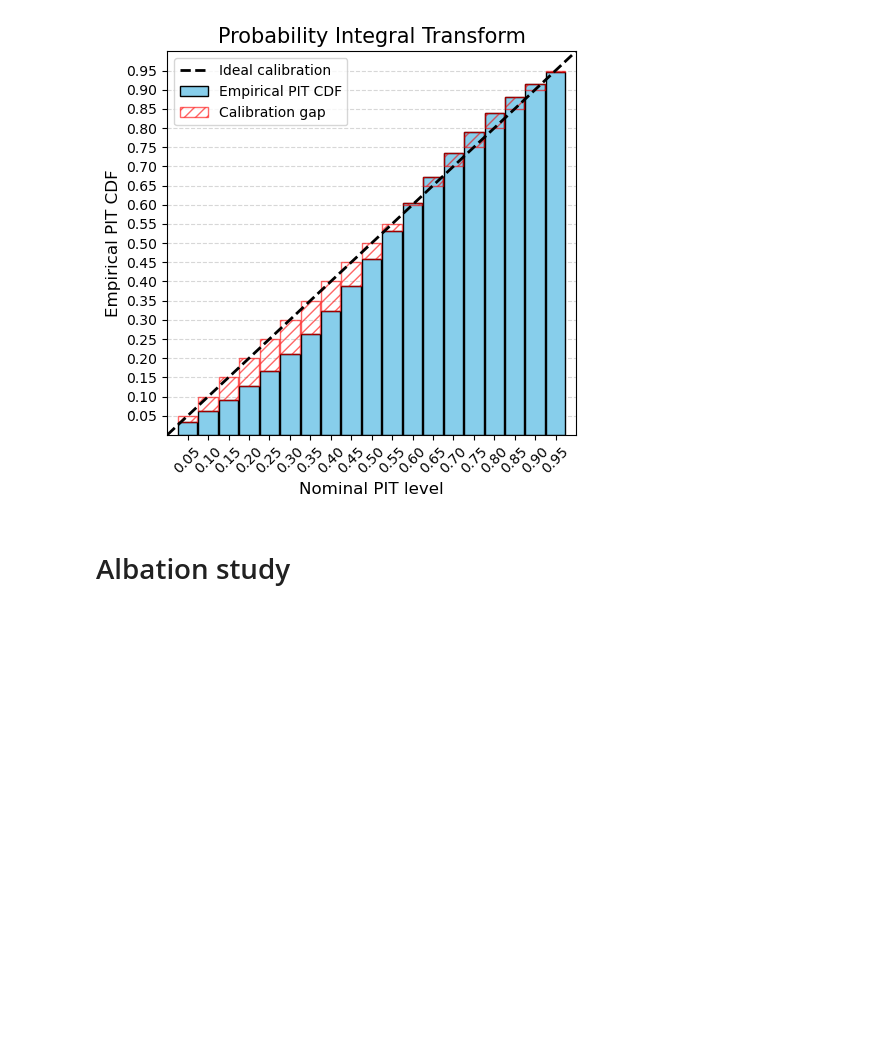
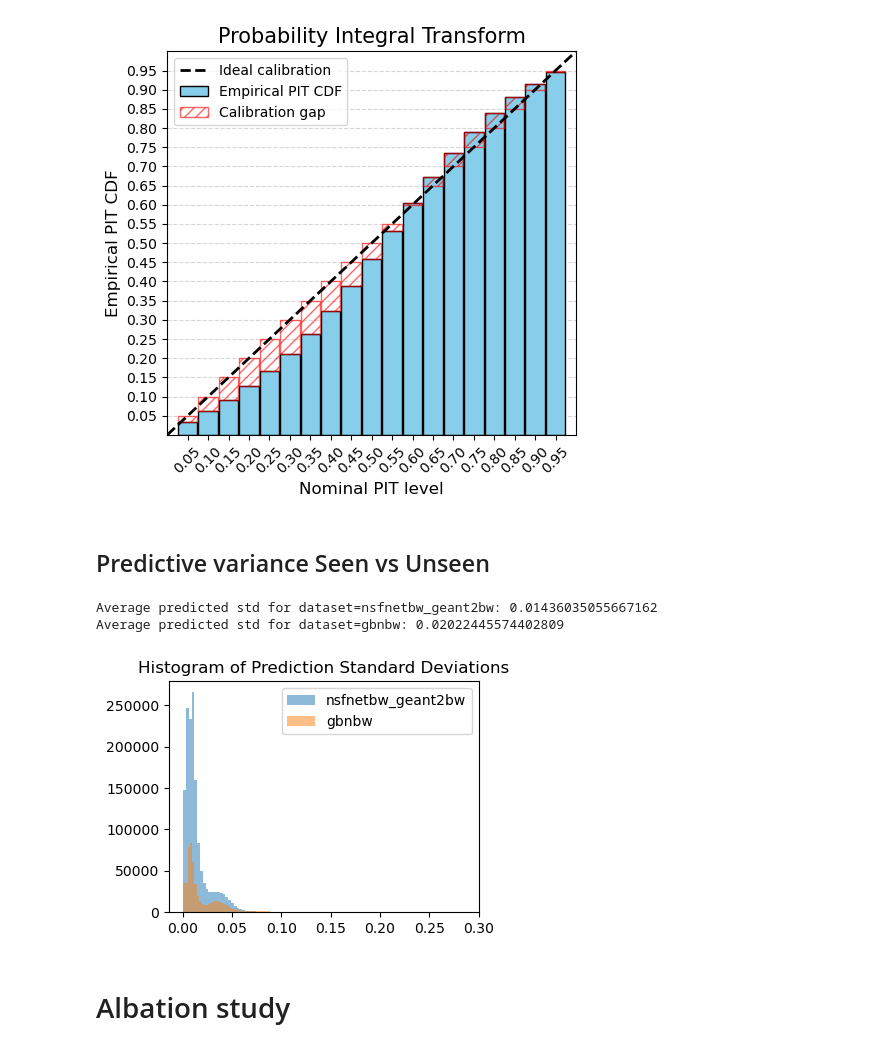
Before and after one commit to dsyrrafos/cfvae-rn, a Jupyter notebook: notebooks/experiments.ipynb, the cells around one changed output. Cells and saved outputs as stored; diff of their text form; code cells hidden in the pictures; blank space fills up the shorter version.

```diff
--- a/notebooks/experiments.ipynb
+++ b/notebooks/experiments.ipynb
@@ -204,6 +204,28 @@ plot_pit_cdf_histogram(pits, ece, n_bins=n_bins)
 # %% [output]
 [figure]
 [figure]
+# %% [markdown]
+## Predictive variance Seen vs Unseen
+# %%
+# Plot variance of predicitions histograms for nsfnetbw_geant2bw and gbnbw on the same plot
+import matplotlib.pyplot as plt
+plt.figure(figsize=(4, 3))
+for dataset in ['nsfnetbw_geant2bw', 'gbnbw']:
+    prediction_path = f'../data//predictions/autoencoder/{dataset}_50S_MND4_PF4VAEPNM_D_EP200_H32_L32_LR0.001_LRSplateau_B0.001_BSconstant.npy'
+    labels_path = f'../data//labels/{dataset}.npy'
+    predictions, labels = load_preds_labels(prediction_path, labels_path)
+    # Compute std of predictions
+    pred_std = predictions.std(axis=1)
+    plt.hist(pred_std, bins=100, alpha=0.5, label=dataset)
+    avg_std = np.mean(pred_std)
+    print(f"Average predicted std for dataset={dataset}: {avg_std}")
+plt.legend()
+plt.title('Histogram of Prediction Standard Deviations')
+plt.show()
+# %% [output]
+Average predicted std for dataset=nsfnetbw_geant2bw: 0.01436035055667162
+Average predicted std for dataset=gbnbw: 0.02022445574402809
+[figure, added]
 # %% [markdown]
 # Albation study
 # %% [markdown]
```
Also changed, not shown: parts of 2 cells of this notebook, 1 other file.
